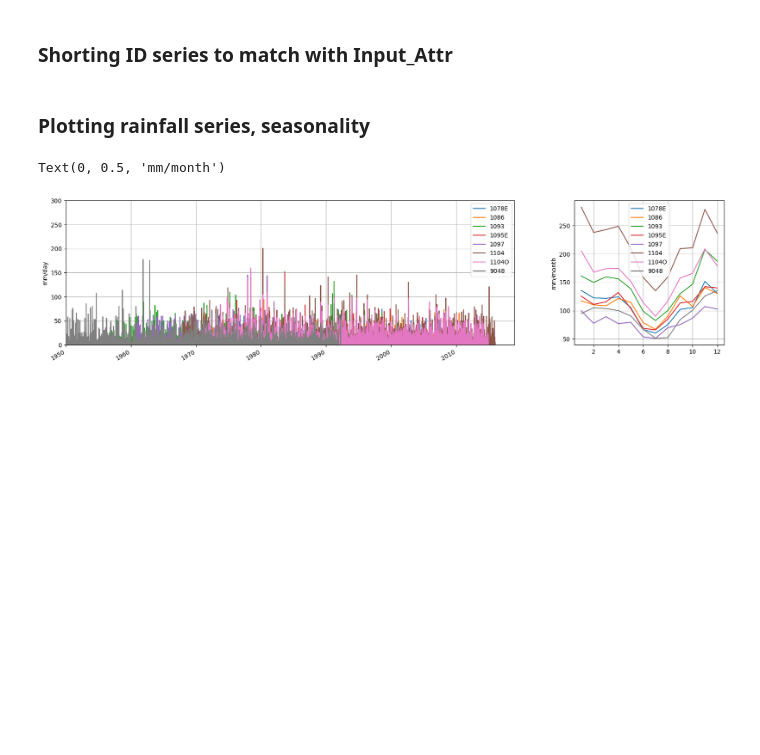
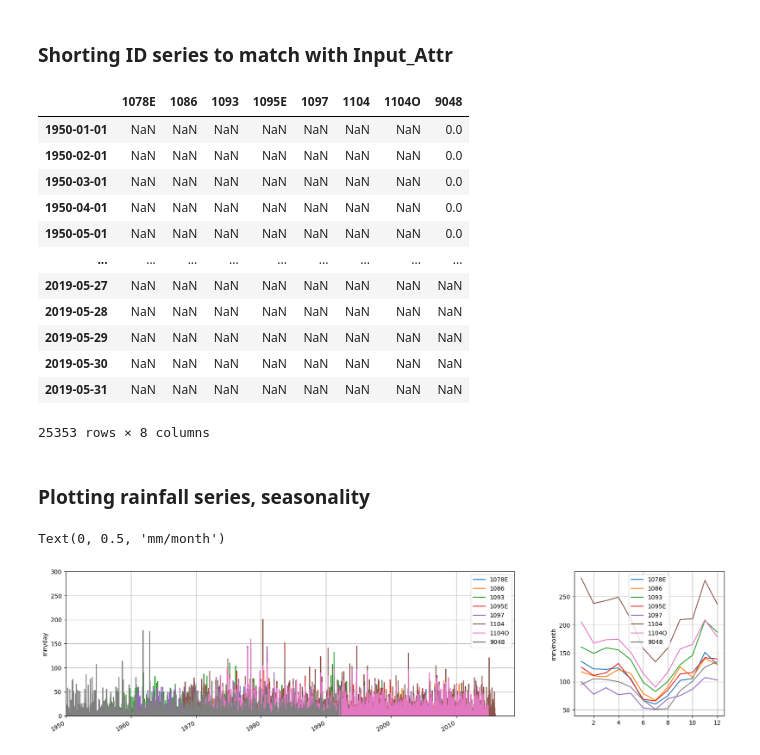
Before and after one commit to IHCantabria/NEOPRENE, a Jupyter notebook: notebooks/STNSRP_test.ipynb, the cells around one changed output. Saved outputs shown, nothing was run; the diff lists cells and outputs as text; code cells hidden in the pictures; blank space fills up the shorter version.

```diff
--- a/notebooks/STNSRP_test.ipynb
+++ b/notebooks/STNSRP_test.ipynb
@@ -64,6 +79,22 @@ Input_Attr['Elevation']=Attributes_SPD.Height.values
 ### Shorting ID series to match with Input_Attr
 # %%
 Input_Series = Input_Series[Input_Attr.ID]
+# %%
+Input_Series
+# %% [output]
+|  | 1078E | 1086 | 1093 | 1095E | 1097 | 1104 | 1104O | 9048 |
+| 1950-01-01 | NaN | NaN | NaN | NaN | NaN | NaN | NaN | 0.0 |
+| 1950-02-01 | NaN | NaN | NaN | NaN | NaN | NaN | NaN | 0.0 |
+| 1950-03-01 | NaN | NaN | NaN | NaN | NaN | NaN | NaN | 0.0 |
+| 1950-04-01 | NaN | NaN | NaN | NaN | NaN | NaN | NaN | 0.0 |
+| 1950-05-01 | NaN | NaN | NaN | NaN | NaN | NaN | NaN | 0.0 |
+| ... | ... | ... | ... | ... | ... | ... | ... | ... |
+| 2019-05-27 | NaN | NaN | NaN | NaN | NaN | NaN | NaN | NaN |
+| 2019-05-28 | NaN | NaN | NaN | NaN | NaN | NaN | NaN | NaN |
+| 2019-05-29 | NaN | NaN | NaN | NaN | NaN | NaN | NaN | NaN |
+| 2019-05-30 | NaN | NaN | NaN | NaN | NaN | NaN | NaN | NaN |
+| 2019-05-31 | NaN | NaN | NaN | NaN | NaN | NaN | NaN | NaN |
+25353 rows × 8 columns
 # %% [markdown]
 ### Plotting rainfall series, seasonality
 # %%
```
Also changed, not shown: parts of 9 cells of this notebook, 37 other files.
